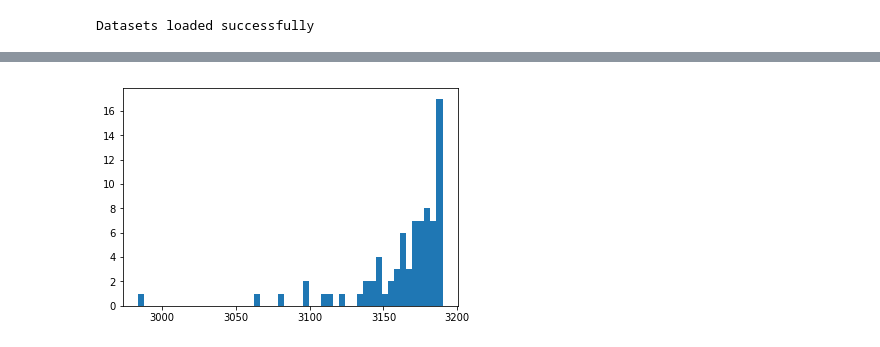
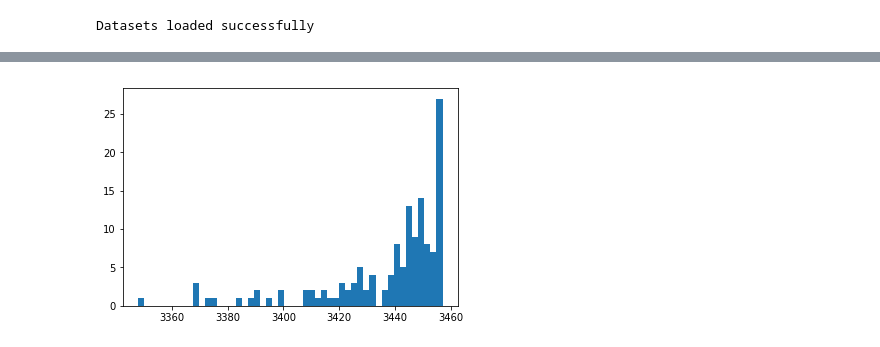
Before and after one commit to alexkapele/exoplanet-exploration, a Jupyter notebook: exoplanet_exploration.ipynb, the cells around one changed output, grey strips where cells are left out. Cells and saved outputs as stored; diff of their text form; code cells hidden in the pictures.

```diff
--- a/exoplanet_exploration.ipynb
+++ b/exoplanet_exploration.ipynb
@@ -230,13 +230,17 @@ Flux data successfully loaded and saved as csv files.
 try:
     flux_1 = pd.read_csv("Data\c1_lightcurves.csv")
     flux_3 = pd.read_csv("Data\c3_lightcurves.csv")
+    flux_5 = pd.read_csv("Data\c5_lightcurves.csv")
     labels_1 = pd.read_csv("Data\c1_labels.csv")
     labels_3 = pd.read_csv("Data\c3_labels.csv")
+    labels_5 = pd.read_csv("Data\c5_labels.csv")
 
     flux_1.columns.values[0] = "epic_name"
     flux_3.columns.values[0] = "epic_name"
+    flux_5.columns.values[0] = "epic_name"
     labels_1.columns.values[0] = "epic_name"
     labels_3.columns.values[0] = "epic_name"
+    labels_5.columns.values[0] = "epic_name"
 
     print('Datasets loaded successfully')
 except:
@@ -246,3 +250,4 @@ Datasets loaded successfully
 # %%
 flux_len_1 = flux_1.loc[labels_1.index[labels_1['label']==1]].count(axis=1)
 flux_len_3 = flux_3.loc[labels_3.index[labels_3['label']==1]].count(axis=1)
+flux_len_5 = flux_5.loc[labels_5.index[labels_5['label']==1]].count(axis=1)
@@ -249,5 +294,5 @@ flux_len_3 = flux_3.loc[labels_3.index[labels_3['label']==1]].count(axis=1)
 # %%
-plt.hist(flux_len_3,bins=50)
+plt.hist(flux_len_5,bins=50)
 plt.show()
 # %% [output]
-[figure, old version]
+[figure, new version]
```
Also changed, not shown: parts of 4 cells of this notebook.
